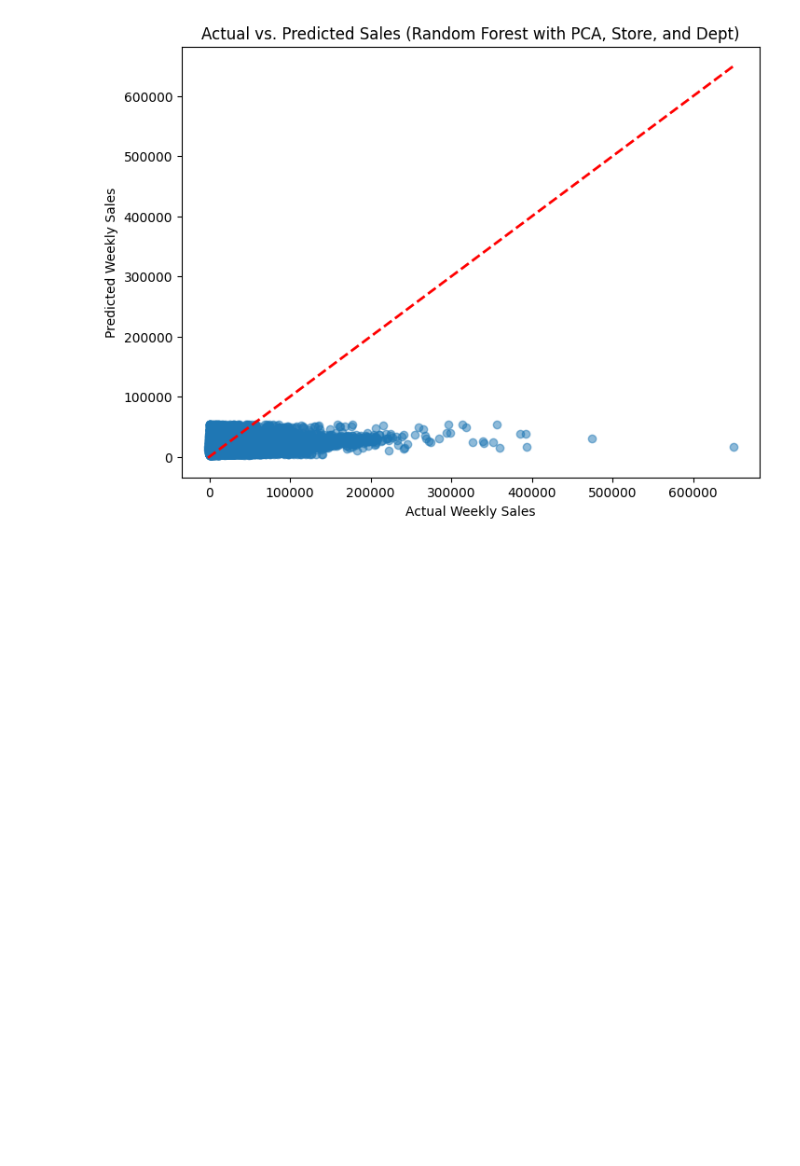
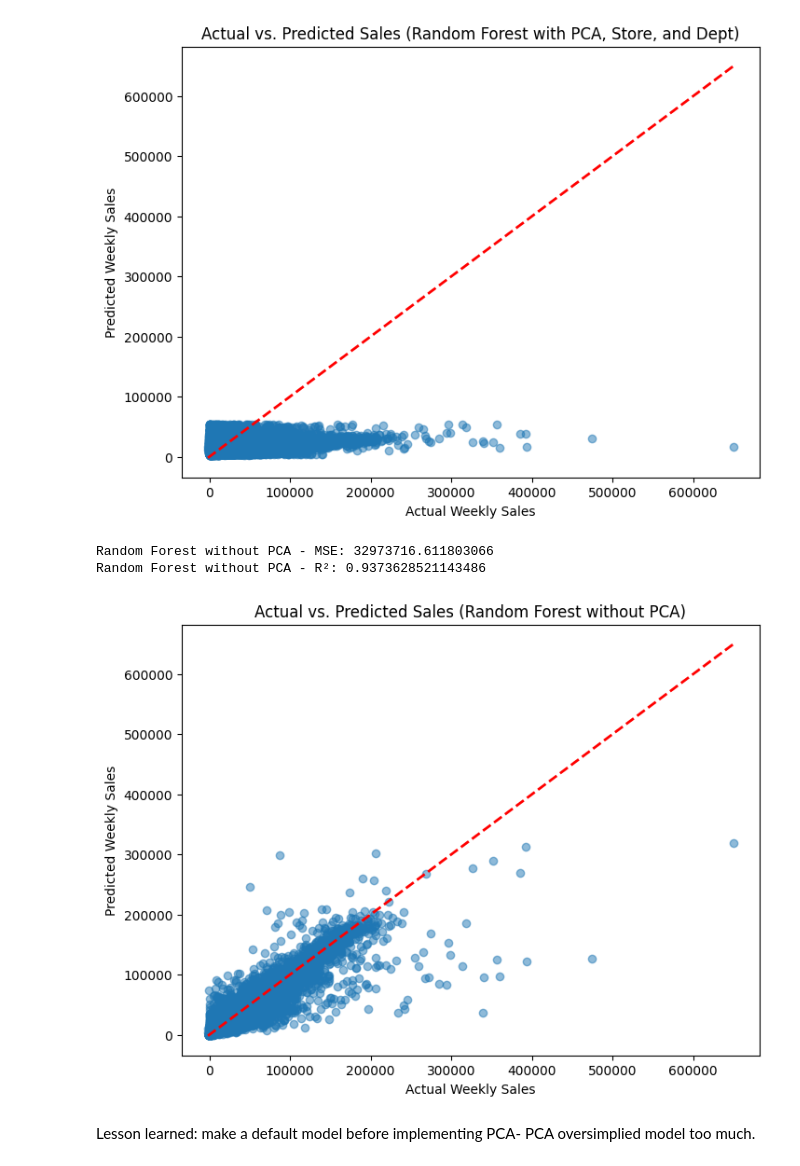
Before and after one commit to dimakazlouski/Walmart-Sales-Forecasting, a Jupyter notebook: Notebooks/01_Data_Exploration.ipynb, the cells around one changed output. Cells and saved outputs as stored; diff of their text form; code cells hidden in the pictures; blank space fills up the shorter version.

Commit message:
PCA was at fault, without PCA RF has R^2 of .937

```diff
--- a/Notebooks/01_Data_Exploration.ipynb
+++ b/Notebooks/01_Data_Exploration.ipynb
@@ -603,3 +603,42 @@ plt.show()
 Random Forest with PCA, Store, and Dept - MSE: 487593083.6845944
 Random Forest with PCA, Store, and Dept - R²: 0.0737640997423894
 [figure]
+# %%
+# Step 1: Use the merged_df without PCA (keep all features including Store, Dept, and numerical features)
+# Drop 'Weekly_Sales' for the features and keep the categorical encoding done earlier
+features_without_pca = merged_df.drop(columns=['Weekly_Sales'])
+
+# Step 2: Define target
+y = merged_df['Weekly_Sales']
+
+# Step 3: Train-test split
+X_train, X_test, y_train, y_test = train_test_split(features_without_pca, y, test_size=0.3, random_state=42)
+
+# Step 4: Train a Random Forest model without PCA
+rf_model_no_pca = RandomForestRegressor(n_estimators=100, random_state=42)
+rf_model_no_pca.fit(X_train, y_train)
+
+# Step 5: Make predictions and evaluate the model
+y_pred_rf_no_pca = rf_model_no_pca.predict(X_test)
+
+mse_rf_no_pca = mean_squared_error(y_test, y_pred_rf_no_pca)
+r2_rf_no_pca = r2_score(y_test, y_pred_rf_no_pca)
+
+# Output the evaluation results
+print(f"Random Forest without PCA - MSE: {mse_rf_no_pca}")
+print(f"Random Forest without PCA - R²: {r2_rf_no_pca}")
+
+# Visualize Actual vs Predicted Sales
+plt.figure(figsize=(8, 6))
+plt.scatter(y_test, y_pred_rf_no_pca, alpha=0.5)
+plt.plot([y_test.min(), y_test.max()], [y_test.min(), y_test.max()], color='red', linestyle='--', lw=2)
+plt.xlabel('Actual Weekly Sales')
+plt.ylabel('Predicted Weekly Sales')
+plt.title('Actual vs. Predicted Sales (Random Forest without PCA)')
+plt.show()
+# %% [output]
+Random Forest without PCA - MSE: 32973716.611803066
+Random Forest without PCA - R²: 0.9373628521143486
+[figure, added]
+# %% [markdown]
+Lesson learned: make a default model before implementing PCA- PCA oversimplied model too much.
```
